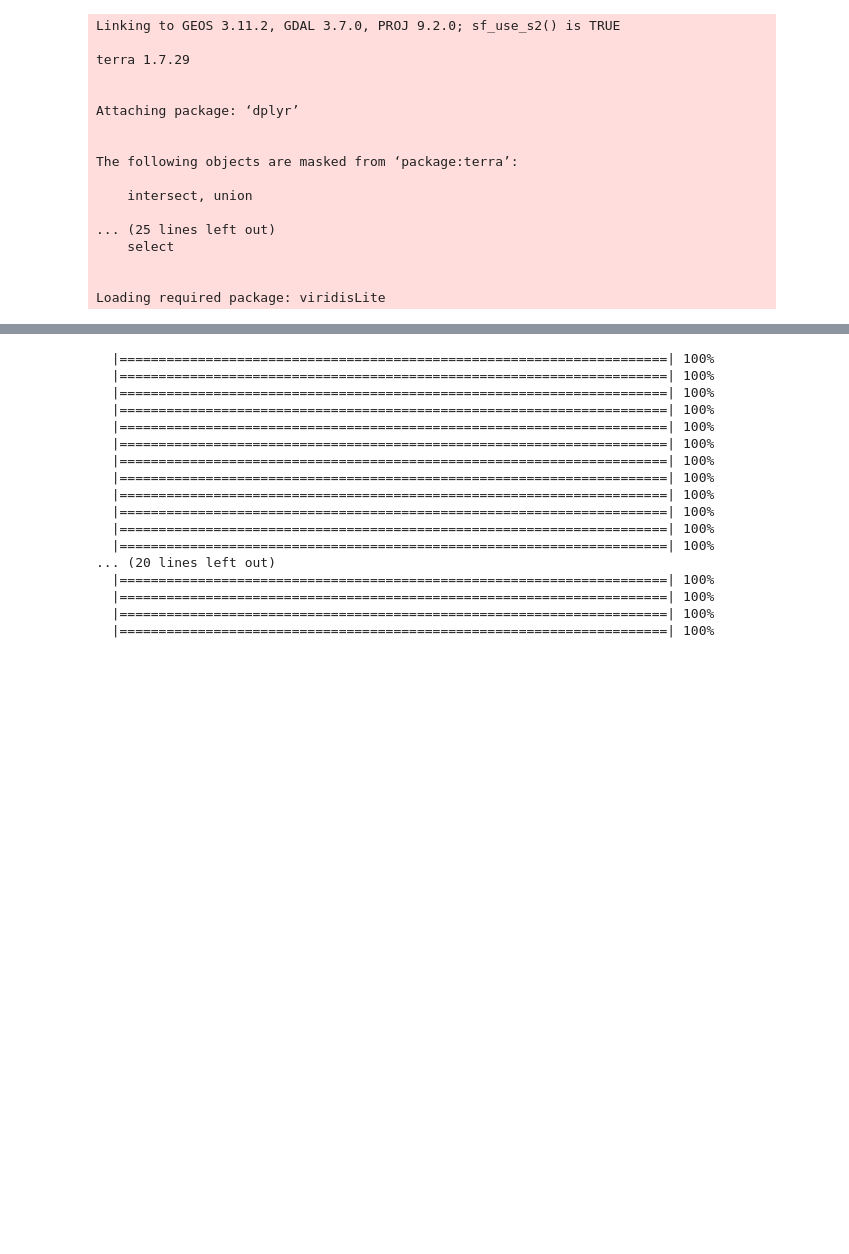
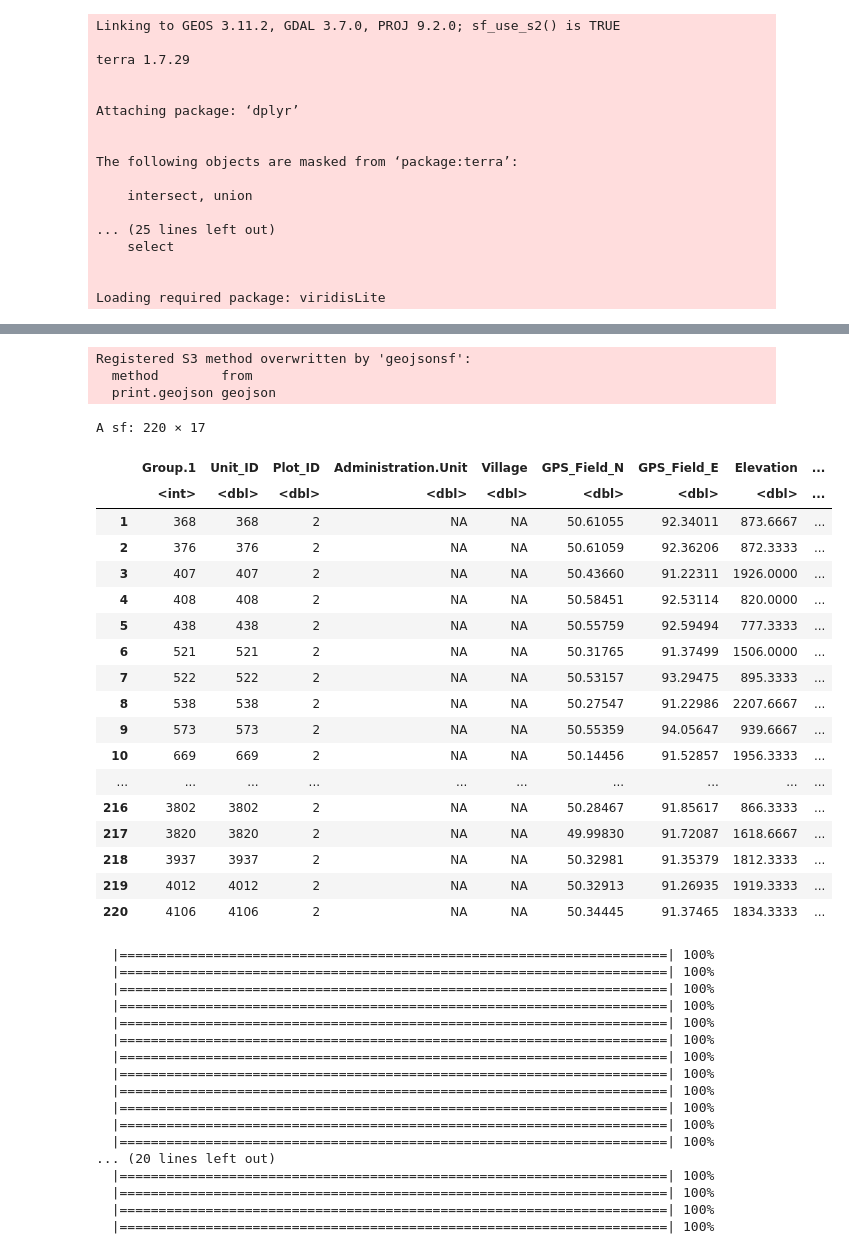
Before and after one commit to CEOSBiomassHarmonization/NASA_CMS, a Jupyter notebook: NASA_CMS_2023/Mongolia/GMB_Mongolia.ipynb, the cells around one changed output, grey strips where cells are left out. Saved outputs shown, nothing was run; the diff lists cells and outputs as text; code cells hidden in the pictures; blank space fills up the shorter version.

```diff
--- a/NASA_CMS_2023/Mongolia/GMB_Mongolia.ipynb
+++ b/NASA_CMS_2023/Mongolia/GMB_Mongolia.ipynb
@@ -75,6 +154,31 @@ colnames(Mongolia)
 Mongolia['AGB'] = Mongolia$coverted.to.GS.ha
 Mongolia_PSU <- aggregate(x= Mongolia, list(Mongolia$Unit_ID), FUN = mean)
 # st_write(Mongolia_PSU,'/projects/my-private-bucket/Data/NFI_data/Mongolia/240924_NFI_PSU_6933.gpkg')
+# %%
+Mongolia_PSU
+# %% [output]
+Registered S3 method overwritten by 'geojsonsf':
+  method        from
+  print.geojson geojson
+A sf: 220 × 17
+|  | Group.1 | Unit_ID | Plot_ID | Administration.Unit | Village | GPS_Field_N | GPS_Field_E | Elevation | ... |
+|  | <int> | <dbl> | <dbl> | <dbl> | <dbl> | <dbl> | <dbl> | <dbl> | ... |
+| 1 | 368 | 368 | 2 | NA | NA | 50.61055 | 92.34011 | 873.6667 | ... |
+| 2 | 376 | 376 | 2 | NA | NA | 50.61059 | 92.36206 | 872.3333 | ... |
+| 3 | 407 | 407 | 2 | NA | NA | 50.43660 | 91.22311 | 1926.0000 | ... |
+| 4 | 408 | 408 | 2 | NA | NA | 50.58451 | 92.53114 | 820.0000 | ... |
+| 5 | 438 | 438 | 2 | NA | NA | 50.55759 | 92.59494 | 777.3333 | ... |
+| 6 | 521 | 521 | 2 | NA | NA | 50.31765 | 91.37499 | 1506.0000 | ... |
+| 7 | 522 | 522 | 2 | NA | NA | 50.53157 | 93.29475 | 895.3333 | ... |
+| 8 | 538 | 538 | 2 | NA | NA | 50.27547 | 91.22986 | 2207.6667 | ... |
+| 9 | 573 | 573 | 2 | NA | NA | 50.55359 | 94.05647 | 939.6667 | ... |
+| 10 | 669 | 669 | 2 | NA | NA | 50.14456 | 91.52857 | 1956.3333 | ... |
+| ... | ... | ... | ... | ... | ... | ... | ... | ... | ... |
+| 216 | 3802 | 3802 | 2 | NA | NA | 50.28467 | 91.85617 | 866.3333 | ... |
+| 217 | 3820 | 3820 | 2 | NA | NA | 49.99830 | 91.72087 | 1618.6667 | ... |
+| 218 | 3937 | 3937 | 2 | NA | NA | 50.32981 | 91.35379 | 1812.3333 | ... |
+| 219 | 4012 | 4012 | 2 | NA | NA | 50.32913 | 91.26935 | 1919.3333 | ... |
+| 220 | 4106 | 4106 | 2 | NA | NA | 50.34445 | 91.37465 | 1834.3333 | ... |
 # %%
 # cci.rast <- rast("/projects/my-public-bucket/Data/NASA_CMS_2023/MONGOLIA/MNG/MNG_Product_AOI/CCI_AOImasked.tif") %>% project("epsg:6933")
 # gedi.rast <- rast("/projects/my-public-bucket/Data/Biomass_maps/GEDI_L4B_v21/GEDI04_B_MW019MW223_02_002_02_R01000M_MU.tif")
```
Also changed, not shown: parts of 4 cells of this notebook, 19 other files.
